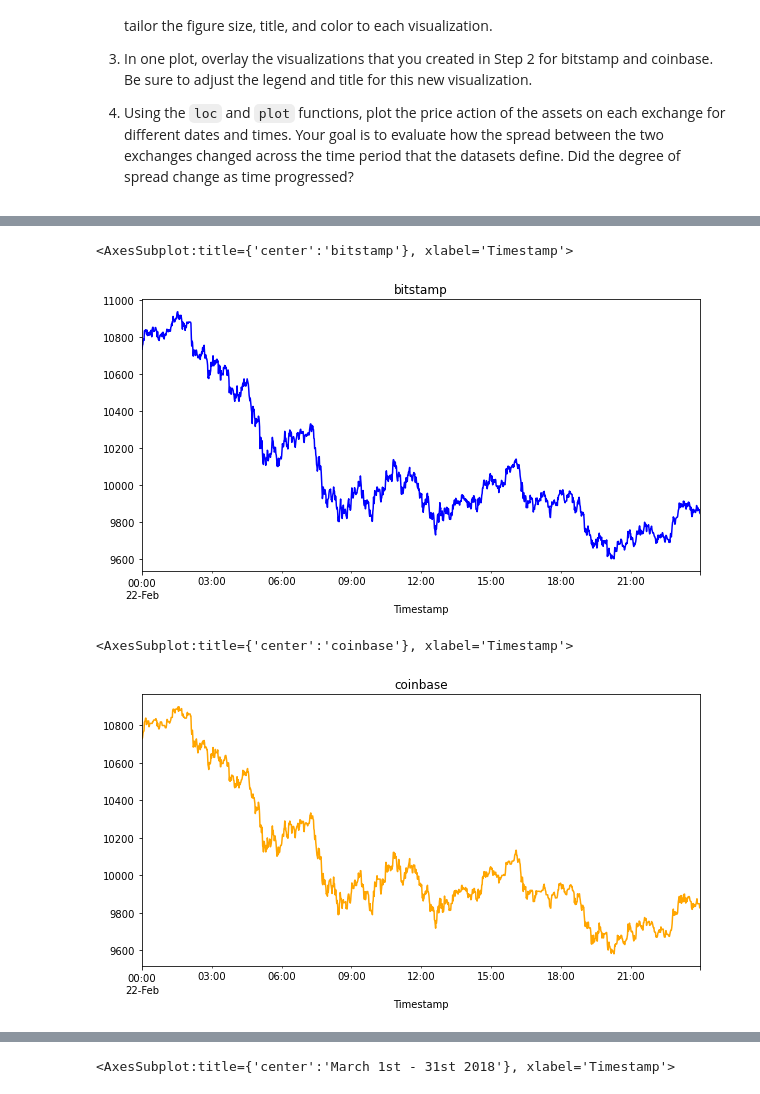
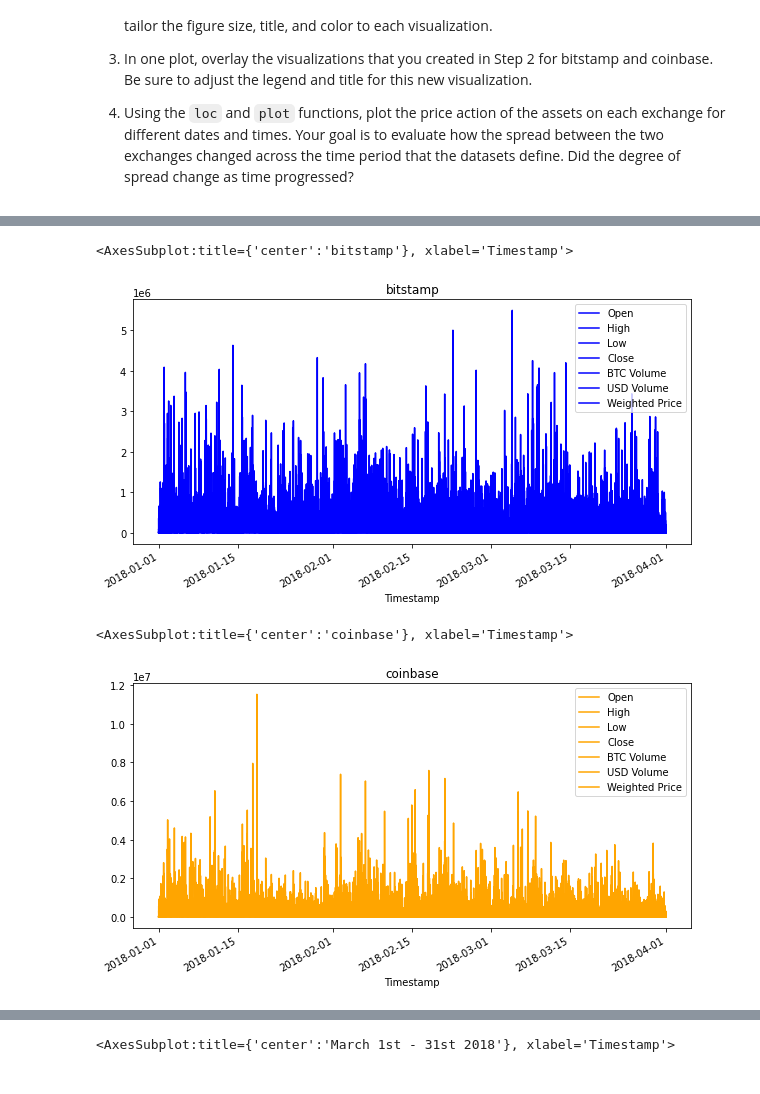
Before and after one commit to scottjmarler/Fintech-crypto_arbitrage, a Jupyter notebook: crypto_arbitrage.ipynb, the cells around one changed output, grey strips where cells are left out. Cells and saved outputs as stored; diff of their text form; code cells hidden in the pictures.

```diff
--- a/crypto_arbitrage.ipynb
+++ b/crypto_arbitrage.ipynb
@@ -227,17 +240,17 @@ coinbase.describe()
 # %%
 # Create a line plot for the bitstamp DataFrame for the full length of time in the dataset
 # Be sure that the figure size, title, and color are tailored to each visualization
-bitstamp_sliced.loc[:].plot(kind="line",figsize=(10, 5), title="bitstamp", color="blue")
+bitstamp.plot(kind="line",figsize=(10, 5), title="bitstamp", color="blue")
 # %% [output]
 <AxesSubplot:title={'center':'bitstamp'}, xlabel='Timestamp'>
-[figure, old version]
+[figure, new version]
 # %%
 # Create a line plot for the coinbase DataFrame for the full length of time in the dataset
 # Be sure that the figure size, title, and color are tailored to each visualization
-coinbase_sliced.loc["2018-02-22":].plot(kind="line",figsize=(10, 5), title="coinbase", color="orange")
+coinbase.plot(kind="line",figsize=(10, 5), title="coinbase", color="orange")
 # %% [output]
 <AxesSubplot:title={'center':'coinbase'}, xlabel='Timestamp'>
-[figure, old version]
+[figure, new version]
 # %%
 # Overlay the visualizations for the bitstamp and coinbase DataFrames in one plot
 # The plot should visualize the prices over the full lenth of the dataset
```
Also changed, not shown: parts of 45 cells of this notebook.
